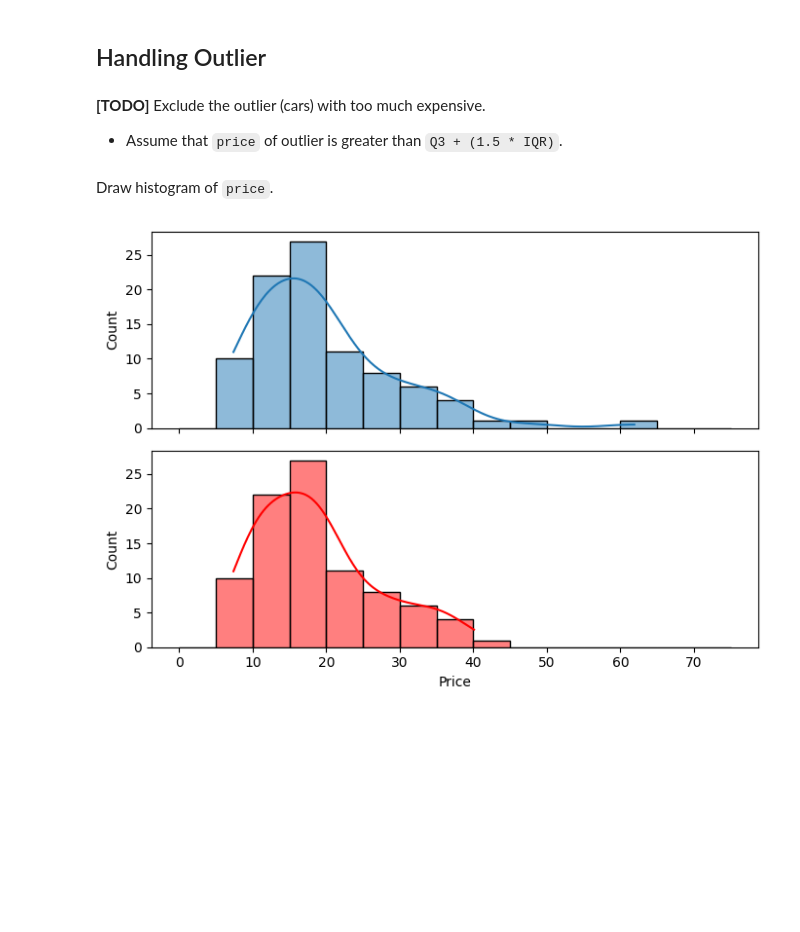
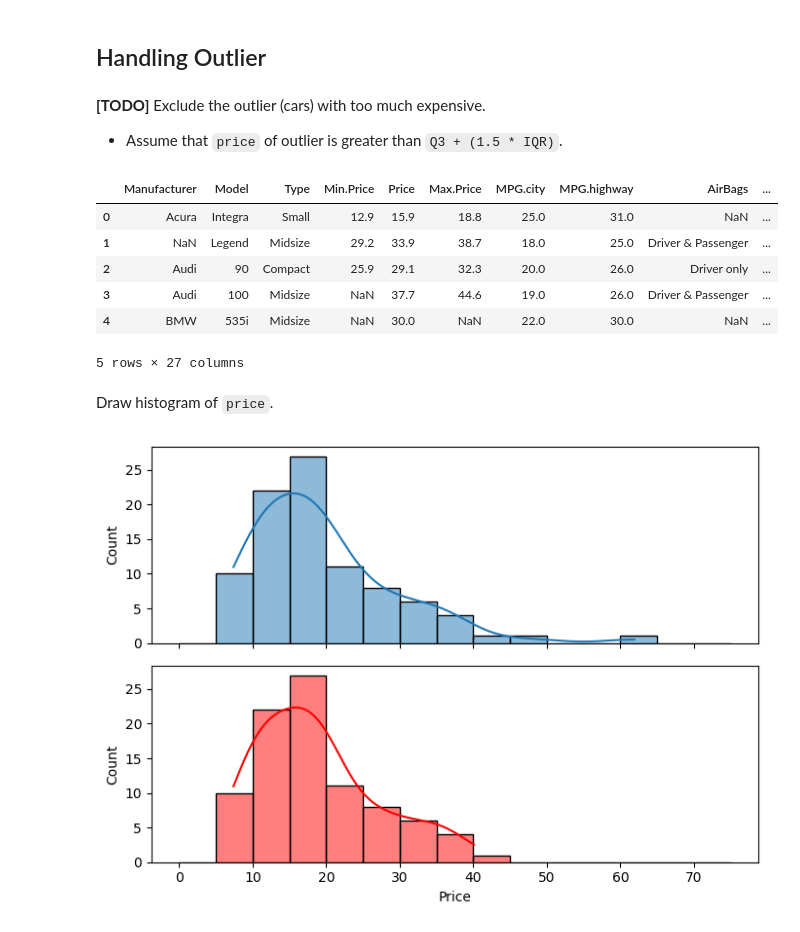
Before and after one commit to sunghyup5/sunghyup5, a Jupyter notebook: [AI_Assignment1]_Data_Analysis.ipynb, the cells around one changed output. Saved outputs shown, nothing was run; the diff lists cells and outputs as text; code cells hidden in the pictures; blank space fills up the shorter version.

```diff
--- a/[AI_Assignment1]_Data_Analysis.ipynb
+++ b/[AI_Assignment1]_Data_Analysis.ipynb
@@ -191,12 +205,22 @@ The Weight of the two types shows a significant difference.
 # %%
 attribute = 'Price'
 
 Q1 = df[attribute].quantile(.25)
 Q3 = df[attribute].quantile(.75)
 IQR = Q3 - Q1
 outlierStep = 1.5 * IQR
 
-filtered_df = df[##################]
+filtered_df = df[df[attribute] <= Q3 + outlierStep]
+
+filtered_df.head()
+# %% [output]
+|  | Manufacturer | Model | Type | Min.Price | Price | Max.Price | MPG.city | MPG.highway | AirBags | ... |
+| 0 | Acura | Integra | Small | 12.9 | 15.9 | 18.8 | 25.0 | 31.0 | NaN | ... |
+| 1 | NaN | Legend | Midsize | 29.2 | 33.9 | 38.7 | 18.0 | 25.0 | Driver & Passenger | ... |
+| 2 | Audi | 90 | Compact | 25.9 | 29.1 | 32.3 | 20.0 | 26.0 | Driver only | ... |
+| 3 | Audi | 100 | Midsize | NaN | 37.7 | 44.6 | 19.0 | 26.0 | Driver & Passenger | ... |
+| 4 | BMW | 535i | Midsize | NaN | 30.0 | NaN | 22.0 | 30.0 | NaN | ... |
+5 rows × 27 columns
 # %% [markdown]
 Draw histogram of `price`.
 # %%
```
Also changed, not shown: parts of 13 cells of this notebook.
